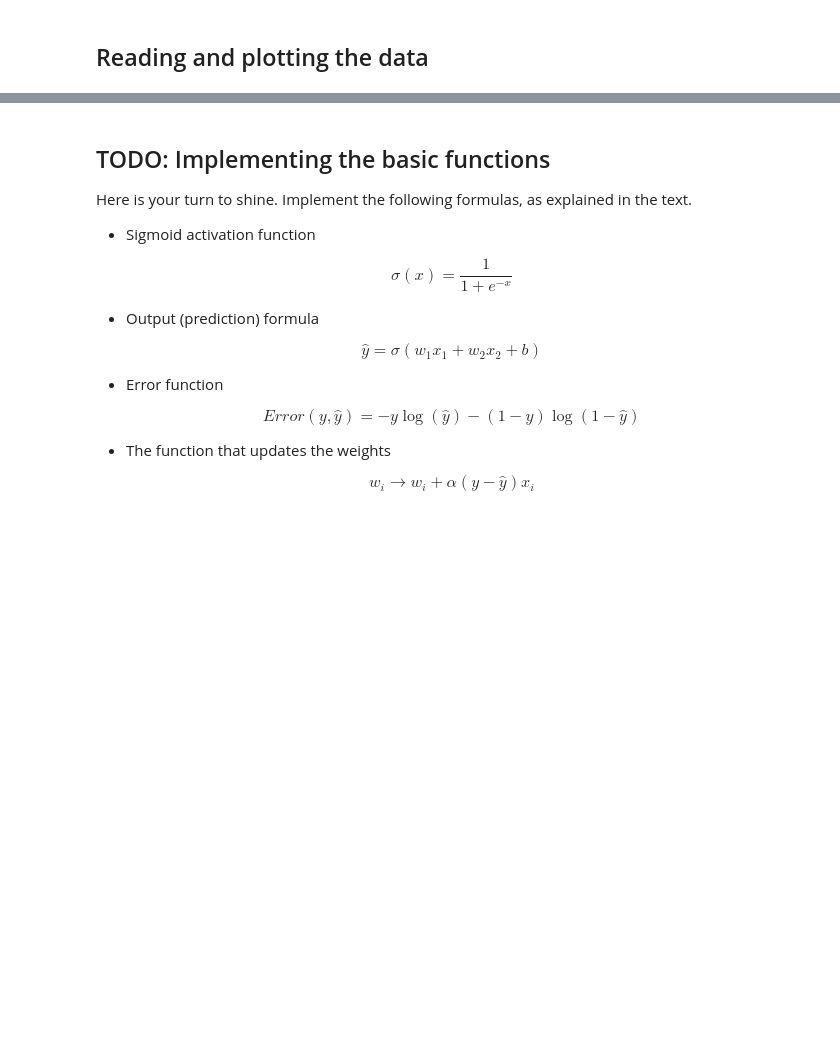
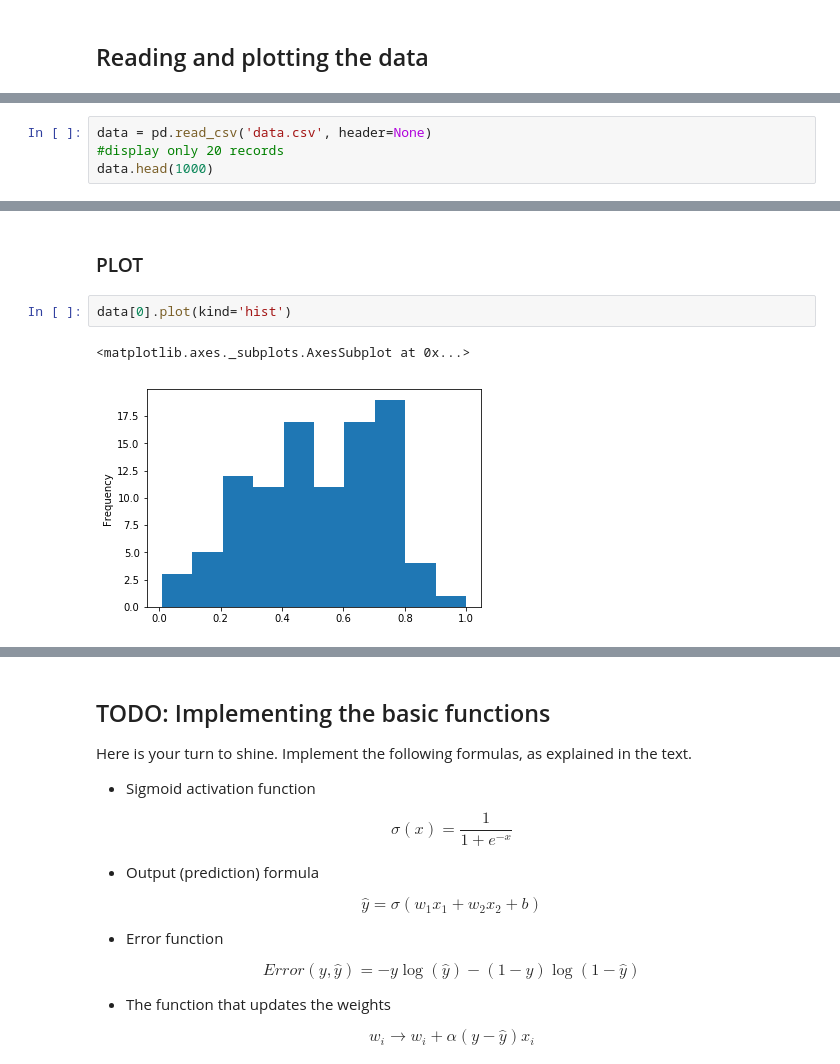
Before and after one commit to PRkudupu/deep_learning_labs, a Jupyter notebook: intro-neural-networks/gradient-descent/GradientDescent.ipynb, the cells around one changed output, grey strips where cells are left out. Saved outputs shown, nothing was run; the diff lists cells and outputs as text; blank space fills up the shorter version.

```diff
--- a/intro-neural-networks/gradient-descent/GradientDescent.ipynb
+++ b/intro-neural-networks/gradient-descent/GradientDescent.ipynb
@@ -50,0 +33,4 @@ plt.show()"""
+# %%
+data = pd.read_csv('data.csv', header=None)
+#display only 20 records
+data.head(1000)
@@ -50,0 +110,7 @@ plt.show()"""
+# %% [markdown]
+### PLOT
+# %%
+data[0].plot(kind='hist')
+# %% [output]
+<matplotlib.axes._subplots.AxesSubplot at 0x...>
+[figure, added]
```
Also changed, not shown: parts of 15 cells of this notebook.
